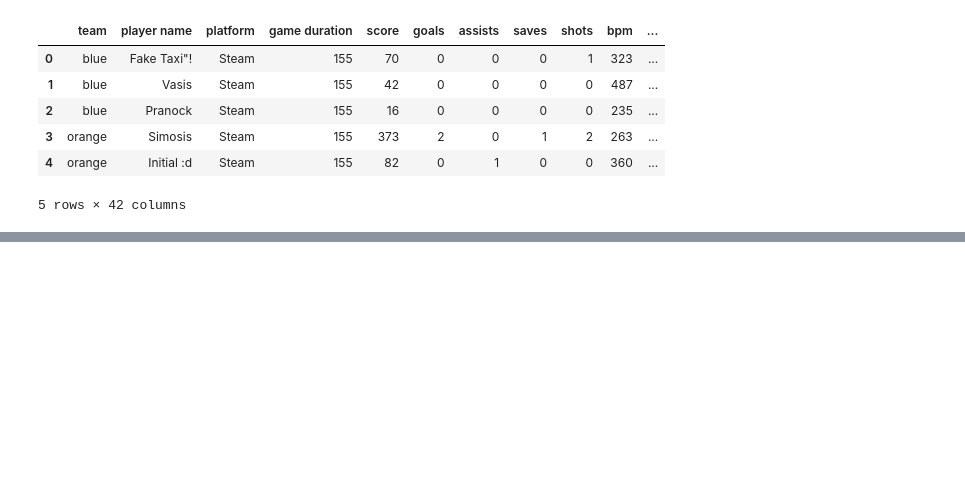
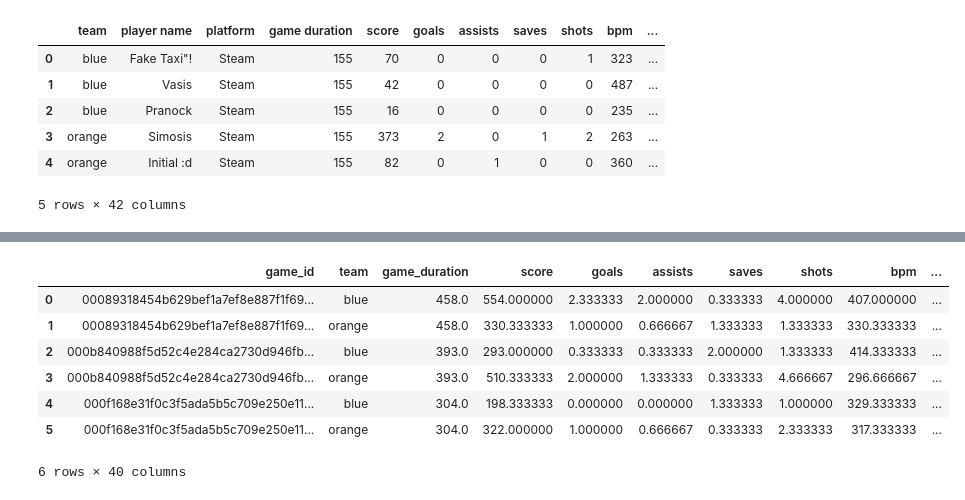
Before and after one commit to max-farver/Rocket-League-Analysis, a Jupyter notebook: cleaning_champ_data.ipynb, the cells around one changed output, grey strips where cells are left out. Saved outputs shown, nothing was run; the diff lists cells and outputs as text; code cells hidden in the pictures; blank space fills up the shorter version.

Commit message:
Some cleaning progress, added win column.

```diff
--- a/cleaning_champ_data.ipynb
+++ b/cleaning_champ_data.ipynb
@@ -32,0 +55,11 @@ df = df.rename(columns={"New" : "game_id"})
+# %%
+# Replace spaces in features with underscores for simplicity
+
+for name in df.columns:
+    df = df.rename(columns={name : name.replace(' ', '_')})
+# %%
+# Remove all games not consisting of 3 players on each team
+
+df['game_id'] = df.game_id.astype('str')
+df = df.groupby('game_id')
+df = df.filter(lambda x: len(x) == 6)
@@ -32,0 +86,26 @@ df = df.rename(columns={"New" : "game_id"})
+# %%
+# This section deals with team stats
+
+'''
+Create opponent columns for each entry for machine learning training.
+This allows the model to check how a team stacks up to its oppoenet
+instead of to the population of all teams across all games.
+'''
+
+# Create dataframe for team stats
+
+_ = df.to_dict()
+df_stat = pd.DataFrame(columns=_)
+players_grouped_by_game = df.groupby(['game_id', 'team'], as_index=False)
+df_stat = players_grouped_by_game.mean()
+# df_stat['game_goal_avg'] = df.groupby(['game_id']).mean()
+df_stat.head(6)
+# %% [output]
+|  | game_id | team | game_duration | score | goals | assists | saves | shots | bpm | ... |
+| 0 | 00089318454b629bef1a7ef8e887f1f69... | blue | 458.0 | 554.000000 | 2.333333 | 2.000000 | 0.333333 | 4.000000 | 407.000000 | ... |
+| 1 | 00089318454b629bef1a7ef8e887f1f69... | orange | 458.0 | 330.333333 | 1.000000 | 0.666667 | 1.333333 | 1.333333 | 330.333333 | ... |
+| 2 | 000b840988f5d52c4e284ca2730d946fb... | blue | 393.0 | 293.000000 | 0.333333 | 0.333333 | 2.000000 | 1.333333 | 414.333333 | ... |
+| 3 | 000b840988f5d52c4e284ca2730d946fb... | orange | 393.0 | 510.333333 | 2.000000 | 1.333333 | 0.333333 | 4.666667 | 296.666667 | ... |
+| 4 | 000f168e31f0c3f5ada5b5c709e250e11... | blue | 304.0 | 198.333333 | 0.000000 | 0.000000 | 1.333333 | 1.000000 | 329.333333 | ... |
+| 5 | 000f168e31f0c3f5ada5b5c709e250e11... | orange | 304.0 | 322.000000 | 1.000000 | 0.666667 | 0.333333 | 2.333333 | 317.333333 | ... |
+6 rows × 40 columns
```
Also changed, not shown: parts of 4 cells of this notebook.
